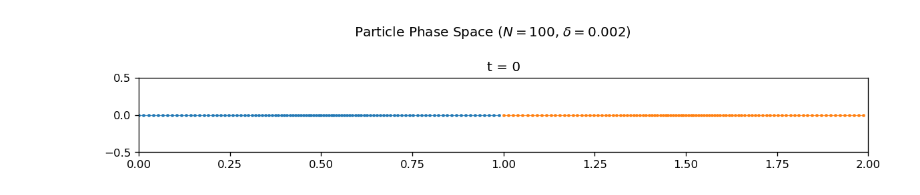
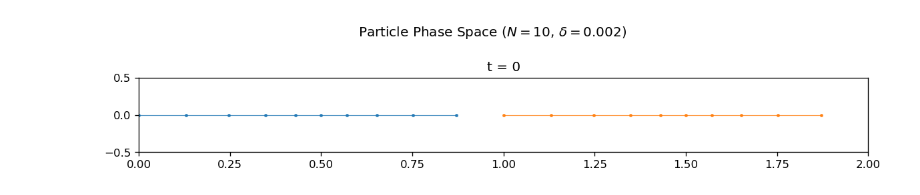
Before and after one commit to horaciomorenom/PlasmaModel, a Jupyter notebook: ColdStream.ipynb, the cells around one changed output. Drawn from its saved outputs; the diff is of its cells as text; code cells hidden in the pictures.

```diff
--- a/ColdStream.ipynb
+++ b/ColdStream.ipynb
@@ -135,7 +160,7 @@ class Plasma_Evolver:
     green: callable
 
     def __init__(self, N_in: int, dt_in: float, kernel_in: callable, greens_in: callable,
-                  epsilon_in: float = 0.05, delta_in: float = 0.002):
+                  epsilon_in: float = 0.05, delta_in: float = 0.002, insertion: bool = False):
         """
         Initializes Plasma_Evolver class, setting parameters and initializing the plasma in
         a Sorted Dict
@@ -154,9 +179,10 @@ class Plasma_Evolver:
         self.delta = delta_in
         self.plasma = SortedDict()
         self.weights = SortedDict()
+        self.insertion = insertion
 
         for i in range(1, self.N+1):
-            p = Particle(i, self.N, epsilon=self.epsilon)
+            p = Particle(i, self.N, epsilon=self.epsilon, types = insertion)
             self.plasma[p.alpha] = p
 
         for p in self.plasma.values():
@@ -446,13 +472,13 @@ def kd(p1: float, p2: float, delta: float) -> float:
     if diff != 0: return 0.5 * diff / math.sqrt(diff**2 + delta**2)
     return 0
 # %%
-driver = Plasma_Evolver(100, 0.01, kd, gd, delta_in=0.002)
+driver = Plasma_Evolver(10, 0.01, kd, gd, delta_in=0.002, insertion=True)
 
 
 tmax = 1
 #driver.evolve_plasma(tmax)
 driver.plot_particles([i for i in range(0,tmax + 1,2)], periods=2)
 #driver.plot_particles(zoom=True)
 # %% [output]
-[figure, old version]
+[figure, new version]
 # %%
```
Also changed, not shown: parts of 2 cells of this notebook.
